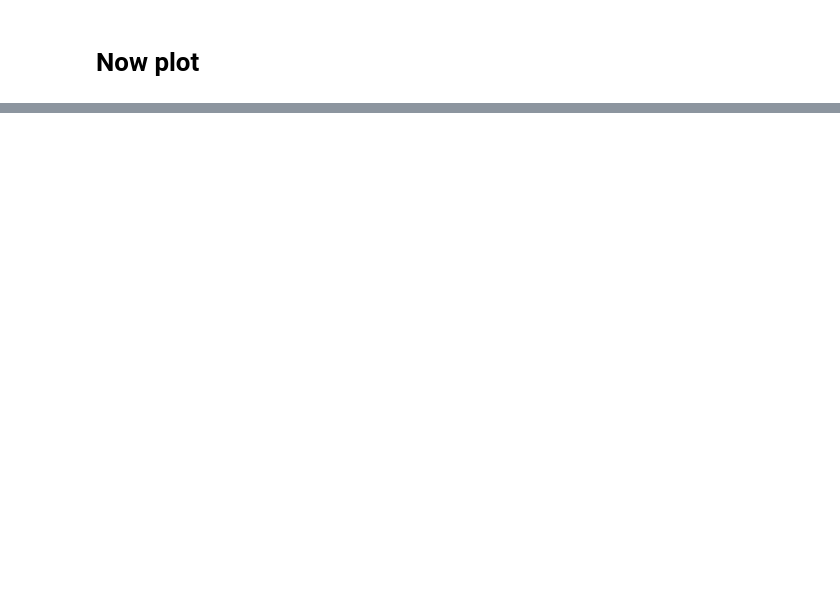
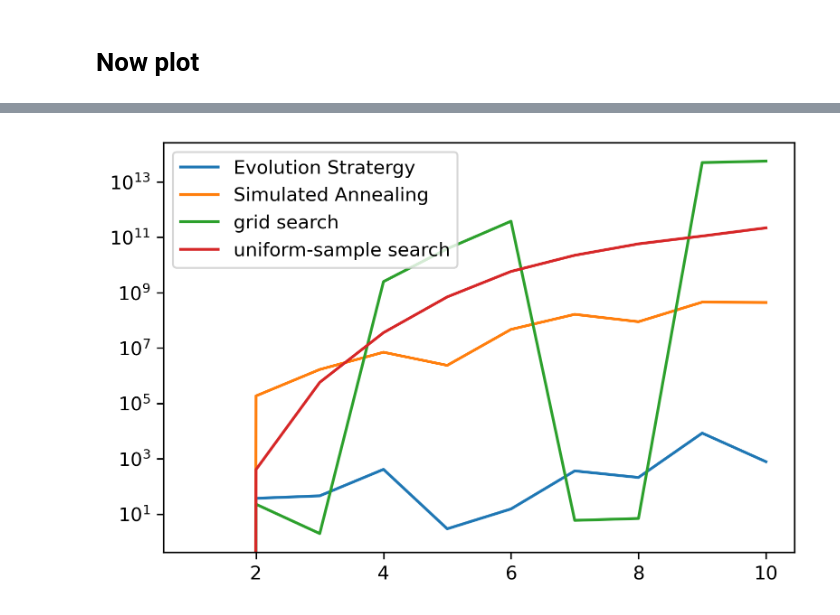
Before and after one commit to lollcat/Metaheuristic_optimisation, a Jupyter notebook: Performance with DIM.ipynb, the cells around one changed output, grey strips where cells are left out. Cells and saved outputs as stored; diff of their text form; code cells hidden in the pictures; blank space fills up the shorter version.

```diff
--- a/Performance with DIM.ipynb
+++ b/Performance with DIM.ipynb
@@ -102,11 +147,18 @@ os.listdir(ES_parent_loc)
 # %%
 ES_file = 'many_dim1610782821.5583565.pkl'
 ES_result_list = pickle.load(open(ES_parent_loc + ES_file, "rb"))
+
+ES_file_ROS = 'Rosenbrockmany_dim1610815859.9033656.pkl'
+ES_result_list_ROS = pickle.load(open(ES_parent_loc + ES_file_ROS, "rb"))
 # %%
 ES_results_df = pd.DataFrame()
 for result in ES_result_list:
     ES_results_df = ES_results_df.append(result, ignore_index=True)
 #ES_results_df.head()
+# %%
+ES_results_df_ROS = pd.DataFrame()
+for result in ES_result_list_ROS:
+    ES_results_df_ROS = ES_results_df_ROS.append(result, ignore_index=True)
 # %% [markdown]
 # Now plot
 # %%
@@ -120,0 +173,9 @@ plt.savefig("./Figures/DIM.png")
+# %%
+plt.plot(ES_results_df_ROS["x_length"], ES_results_df_ROS["mean_performance_final"], label="Evolution Stratergy")
+plt.plot(SA_results_df_ROS["x_length"], SA_results_df_ROS["mean_performance_final"], label="Simulated Annealing")
+plt.plot(grid_search_results_ROS[:, 0], grid_search_results_ROS[:, 1], label="grid search")
+plt.plot(random_search_results_ROS[:, 0], random_search_results_ROS[:, 1], label="uniform-sample search")
+plt.legend()
+plt.yscale("log")
+# %% [output]
+[figure, added]
```
Also changed, not shown: parts of 14 cells of this notebook, 24 other files.
